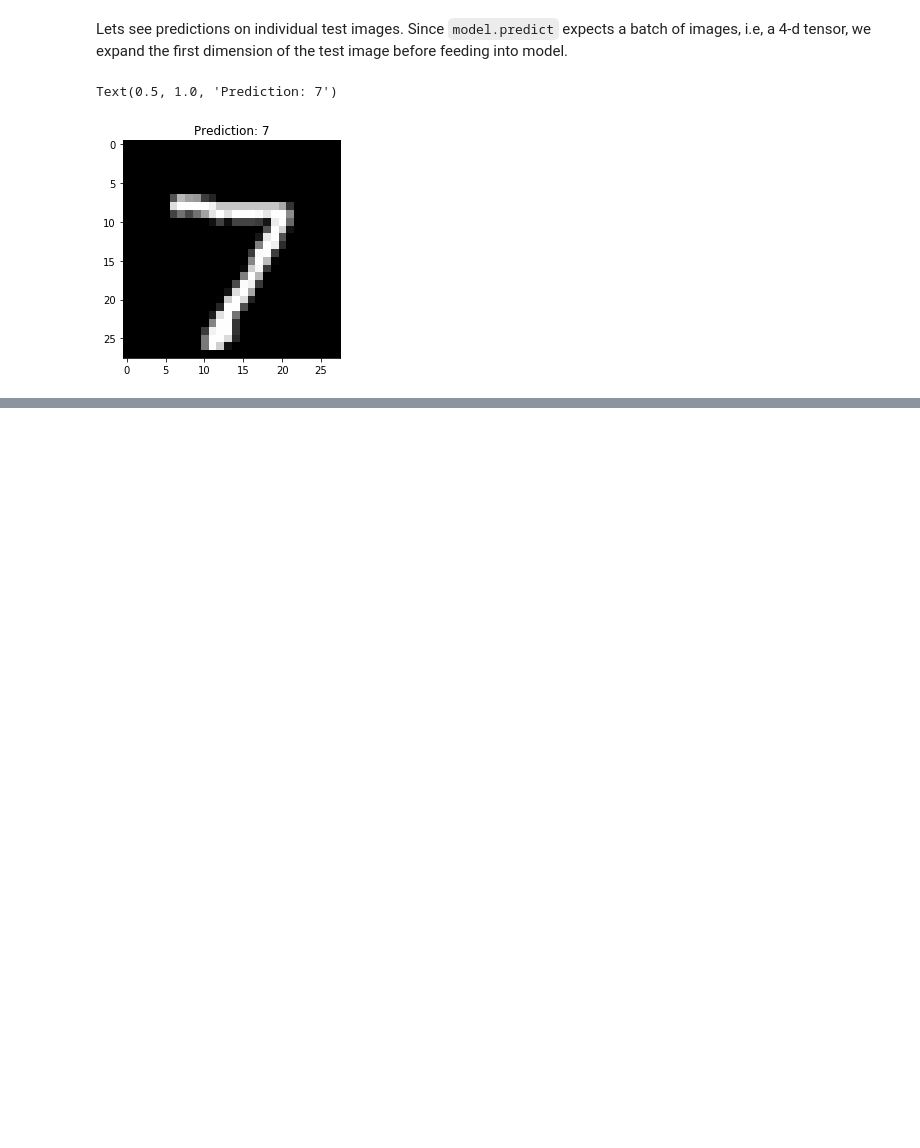
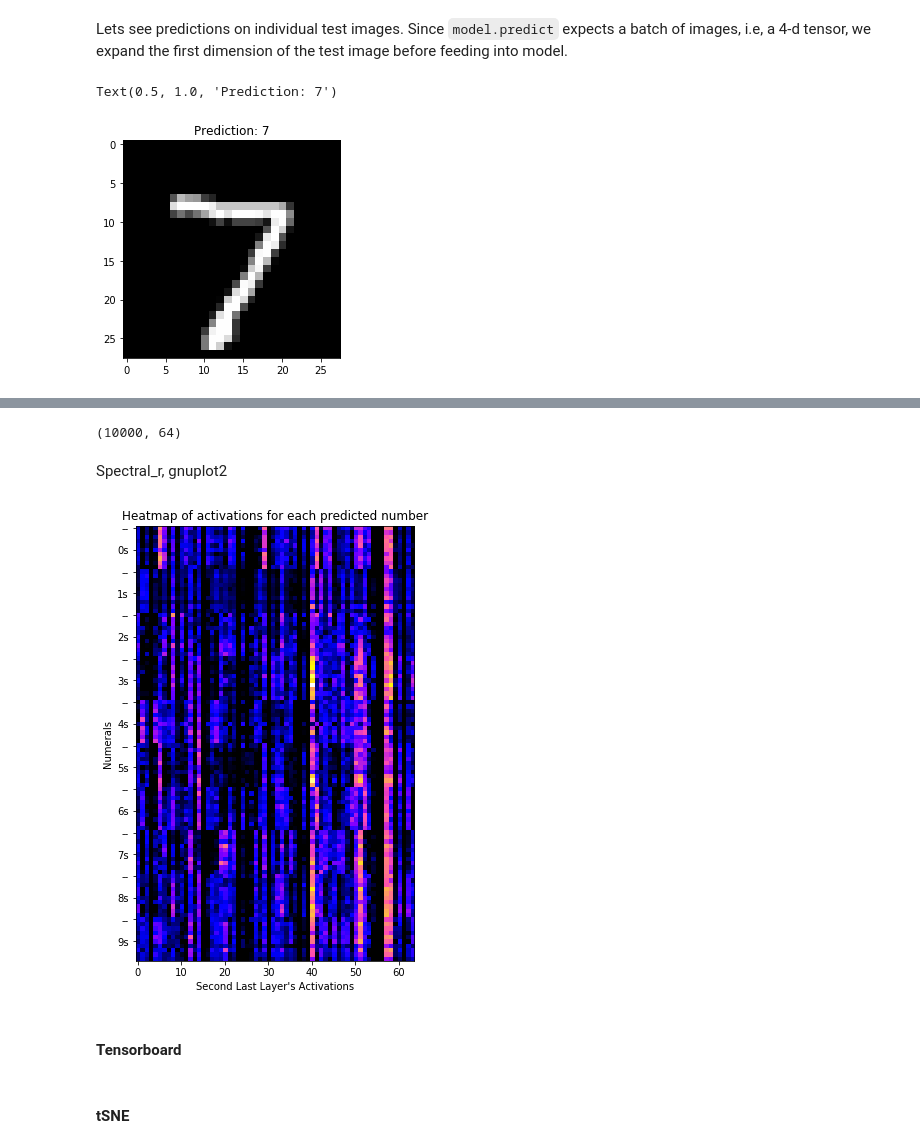
Before and after one commit to khanx169/hal_tutorial, a Jupyter notebook: Mnist.ipynb, the cells around one changed output, grey strips where cells are left out. Cells and saved outputs as stored; diff of their text form; code cells hidden in the pictures; blank space fills up the shorter version.

Commit message:
add tensorboard/embedding visualizations

```diff
--- a/Mnist.ipynb
+++ b/Mnist.ipynb
@@ -288,0 +282,4 @@ for idx in np.arange(20):
+# %%
+from keras import Model
+
+emb_model = Model(input = model.input, output = model.get_layer('dense_1').output)
@@ -288,0 +306,3 @@ for idx in np.arange(20):
+# %%
+activations = emb_model.predict(test_images, verbose=1)
+predictions = model.predict(test_images, verbose=1); labels = predictions.argmax(axis=-1)
@@ -288,0 +312,27 @@ for idx in np.arange(20):
+# %%
+activations.shape
+# %% [output]
+(10000, 64)
+# %% [markdown]
+Spectral_r, gnuplot2
+# %%
+# Stack 10 examples of activation vectors for each numeral
+seq = []
+for i in range(10):
+    seq.append(activations[labels==i][:10])
+seq = np.vstack(seq)
+
+
+# Plot heatmap for the example activations
+plt.figure(figsize=(8,8))
+plt.imshow(seq, interpolation='nearest', cmap=plt.cm.gnuplot2)
+plt.yticks(np.arange(0,100, 5), ['--','0s','--','1s','--','2s','--','3s','--','4s','--','5s','--','6s',
+                                 '--','7s','--','8s','--','9s','--'])
+plt.xlabel("Second Last Layer's Activations")
+plt.ylabel('Numerals')
+plt.title('Heatmap of activations for each predicted number')
+plt.show()
+# %% [output]
+[figure, added]
+# %% [markdown]
+#### Tensorboard
@@ -288,0 +349,2 @@ for idx in np.arange(20):
+# %% [markdown]
+#### tSNE
```
Also changed, not shown: parts of 16 cells of this notebook.
